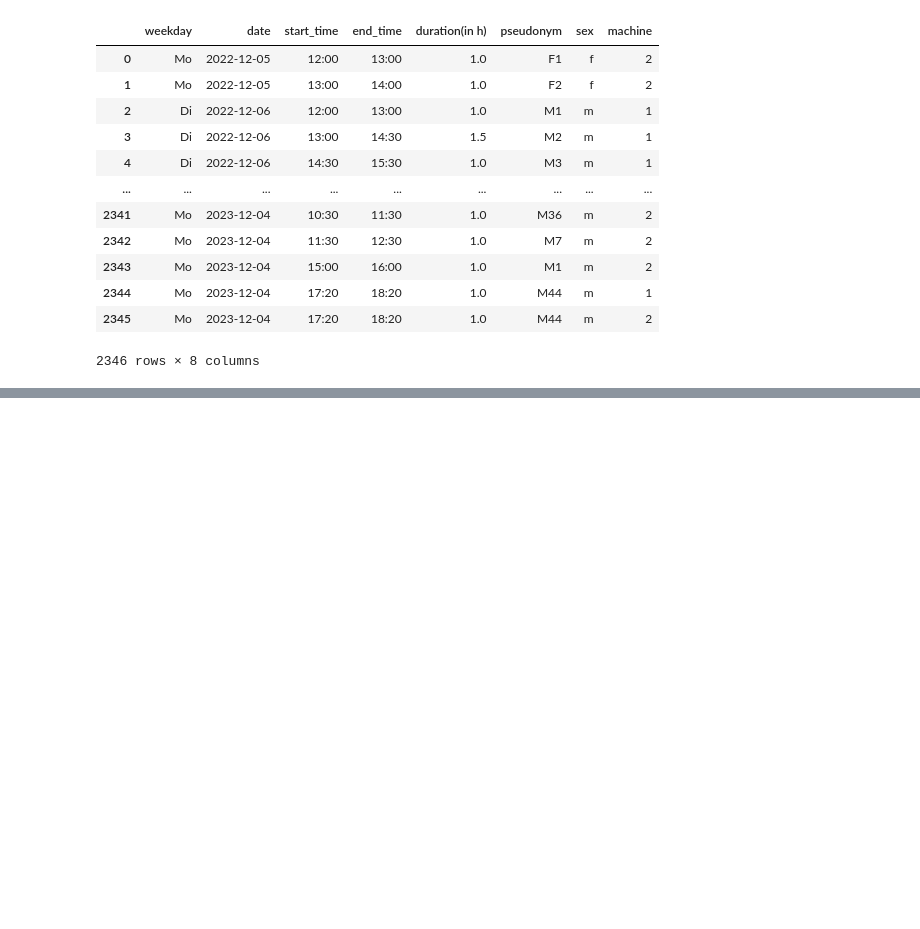
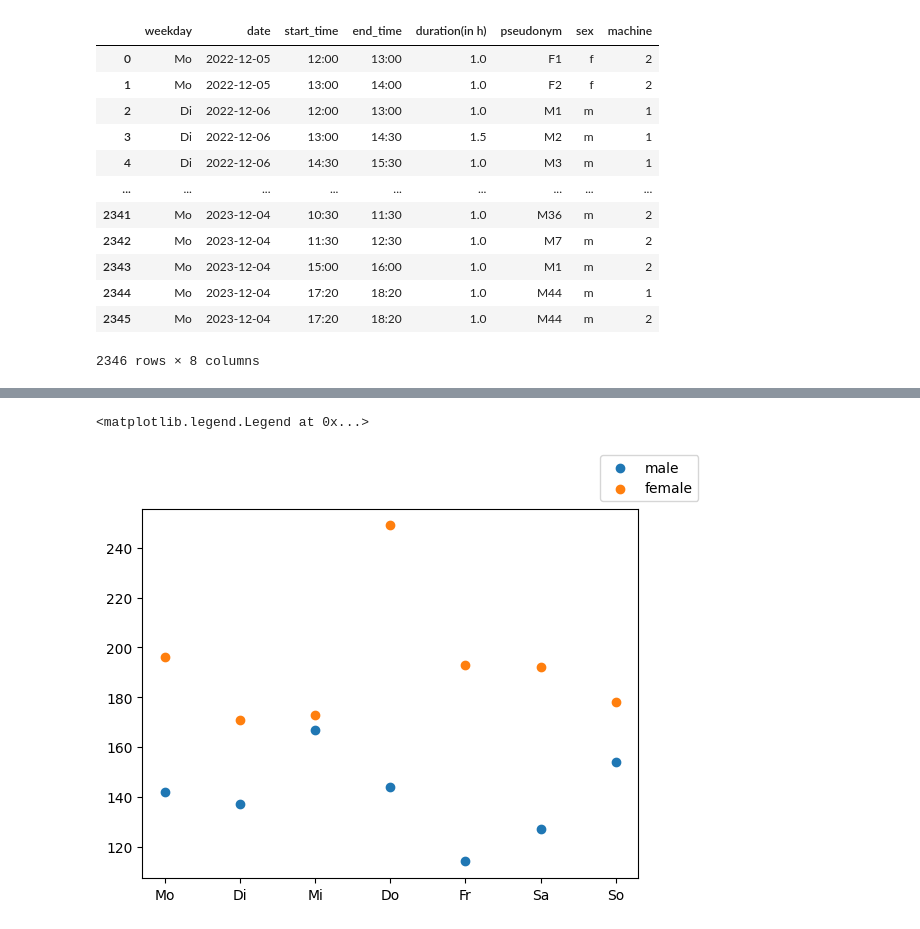
Before and after one commit to lenardrommel/washingmachine-analysis, a Jupyter notebook: src/analysis/analysis.ipynb, the cells around one changed output, grey strips where cells are left out. Drawn from its saved outputs; the diff is of its cells as text; code cells hidden in the pictures; blank space fills up the shorter version.

```diff
--- a/src/analysis/analysis.ipynb
+++ b/src/analysis/analysis.ipynb
@@ -29,0 +62,8 @@ df
+# %%
+fig, ax = plt.subplots()
+ax.scatter(male_df['weekday'], male_df['occurrences'], label='male')
+ax.scatter(female_df['weekday'], female_df['occurrences'], label='female')
+fig.legend()
+# %% [output]
+<matplotlib.legend.Legend at 0x...>
+[figure, added]
```
Also changed, not shown: parts of 6 cells of this notebook.
